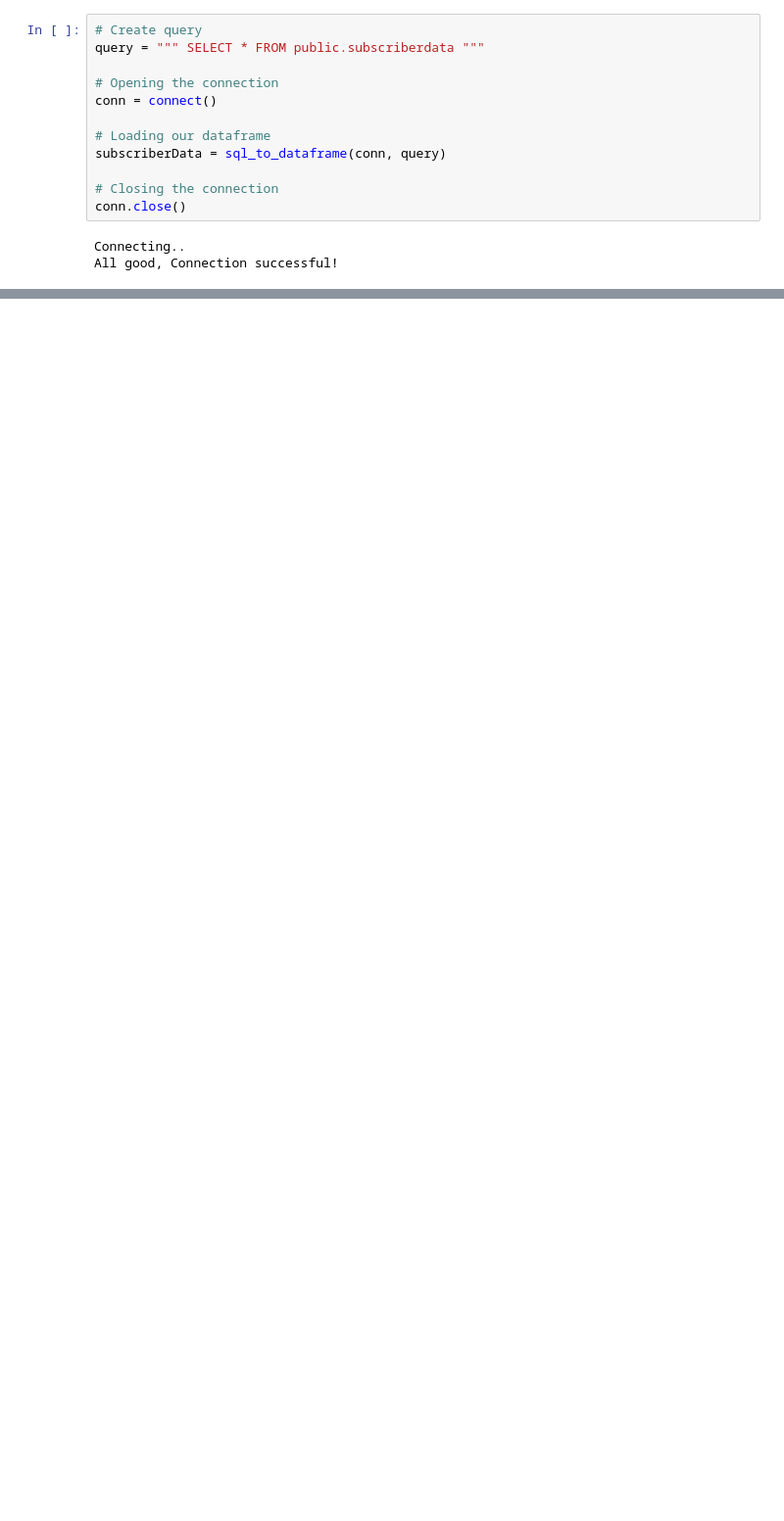
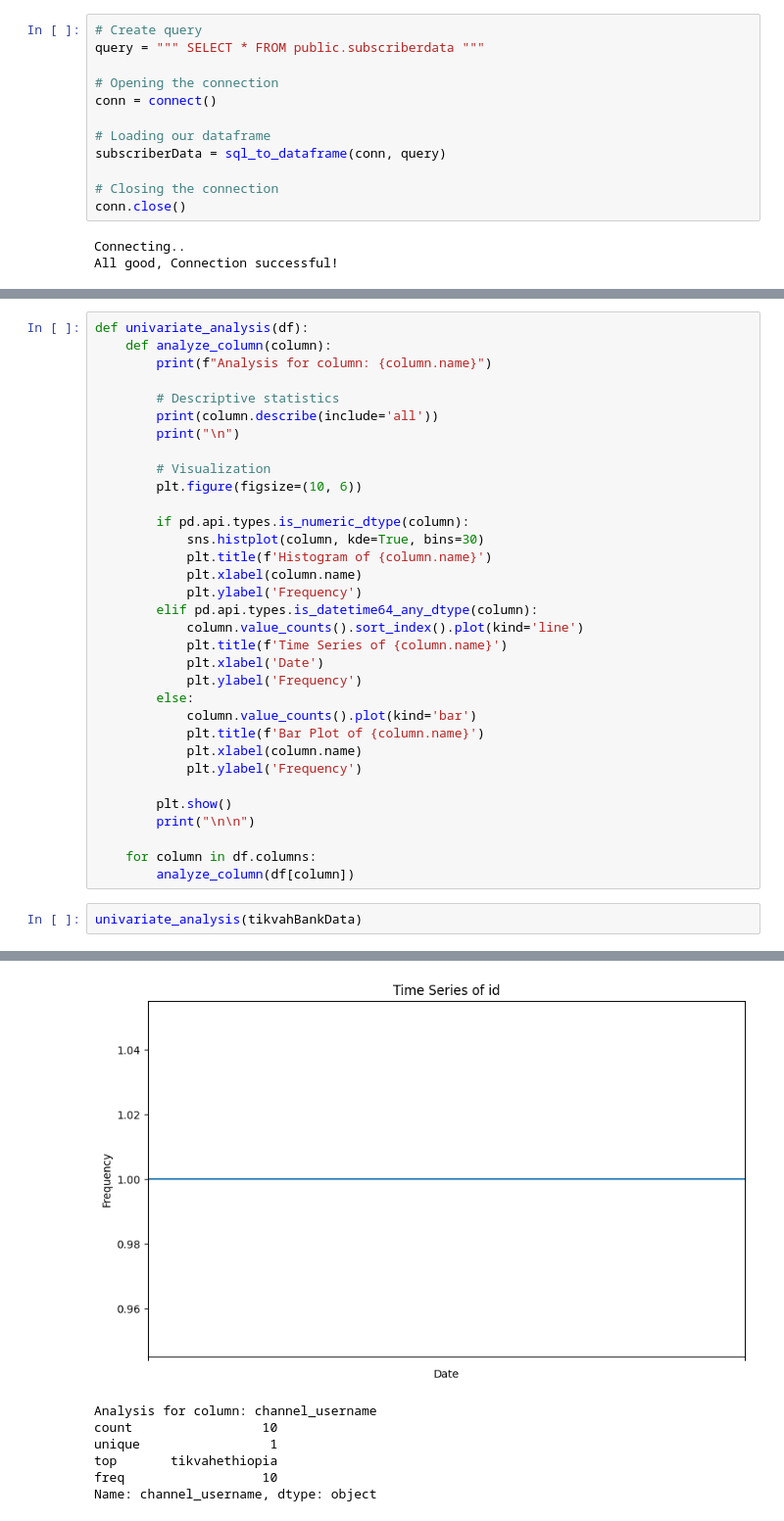
Before and after one commit to mihretgold/TIKVAH-Google-Play-Analysis, a Jupyter notebook: notebooks/analysis_tg.ipynb, the cells around one changed output, grey strips where cells are left out. Shown at 98% size. Saved outputs shown, nothing was run; the diff lists cells and outputs as text; blank space fills up the shorter version.

```diff
--- a/notebooks/analysis_tg.ipynb
+++ b/notebooks/analysis_tg.ipynb
@@ -184,0 +485,36 @@ subscriberData.sample(10)
+# %%
+def univariate_analysis(df):
+    def analyze_column(column):
+        print(f"Analysis for column: {column.name}")
+
+        # Descriptive statistics
+        print(column.describe(include='all'))
+        print("\n")
+
+        # Visualization
+        plt.figure(figsize=(10, 6))
+
+        if pd.api.types.is_numeric_dtype(column):
+            sns.histplot(column, kde=True, bins=30)
+            plt.title(f'Histogram of {column.name}')
+            plt.xlabel(column.name)
+            plt.ylabel('Frequency')
+        elif pd.api.types.is_datetime64_any_dtype(column):
+            column.value_counts().sort_index().plot(kind='line')
+            plt.title(f'Time Series of {column.name}')
+            plt.xlabel('Date')
+            plt.ylabel('Frequency')
+        else:
+            column.value_counts().plot(kind='bar')
+            plt.title(f'Bar Plot of {column.name}')
+            plt.xlabel(column.name)
+            plt.ylabel('Frequency')
+
+        plt.show()
+        print("\n\n")
+
+    for column in df.columns:
+        analyze_column(df[column])
+# %%
+univariate_analysis(tikvahBankData)
+# %% [output]
@@ -184,0 +530,7 @@ subscriberData.sample(10)
+[figure, added]
+Analysis for column: channel_username
+count                 10
+unique                 1
+top       tikvahethiopia
+freq                  10
+Name: channel_username, dtype: object
```
Also changed, not shown: parts of 52 cells of this notebook.
